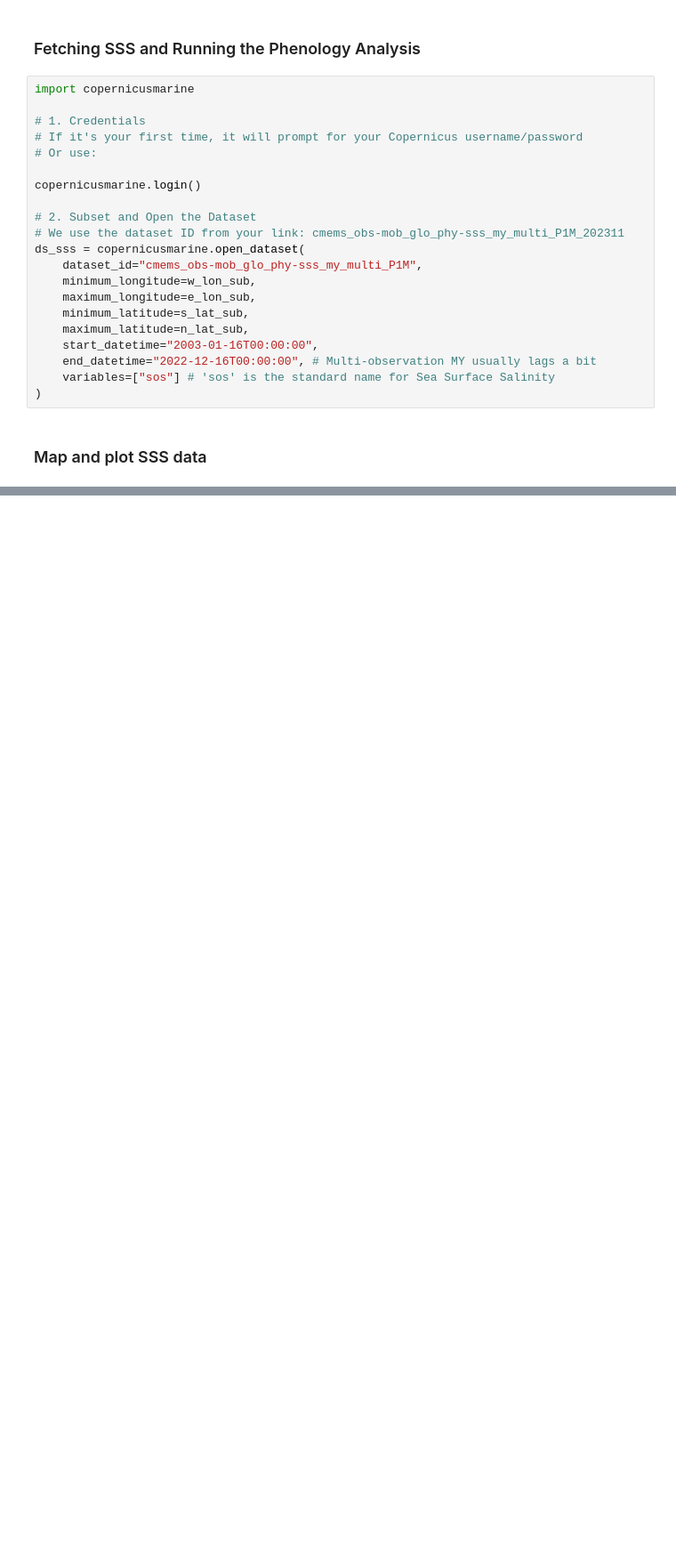
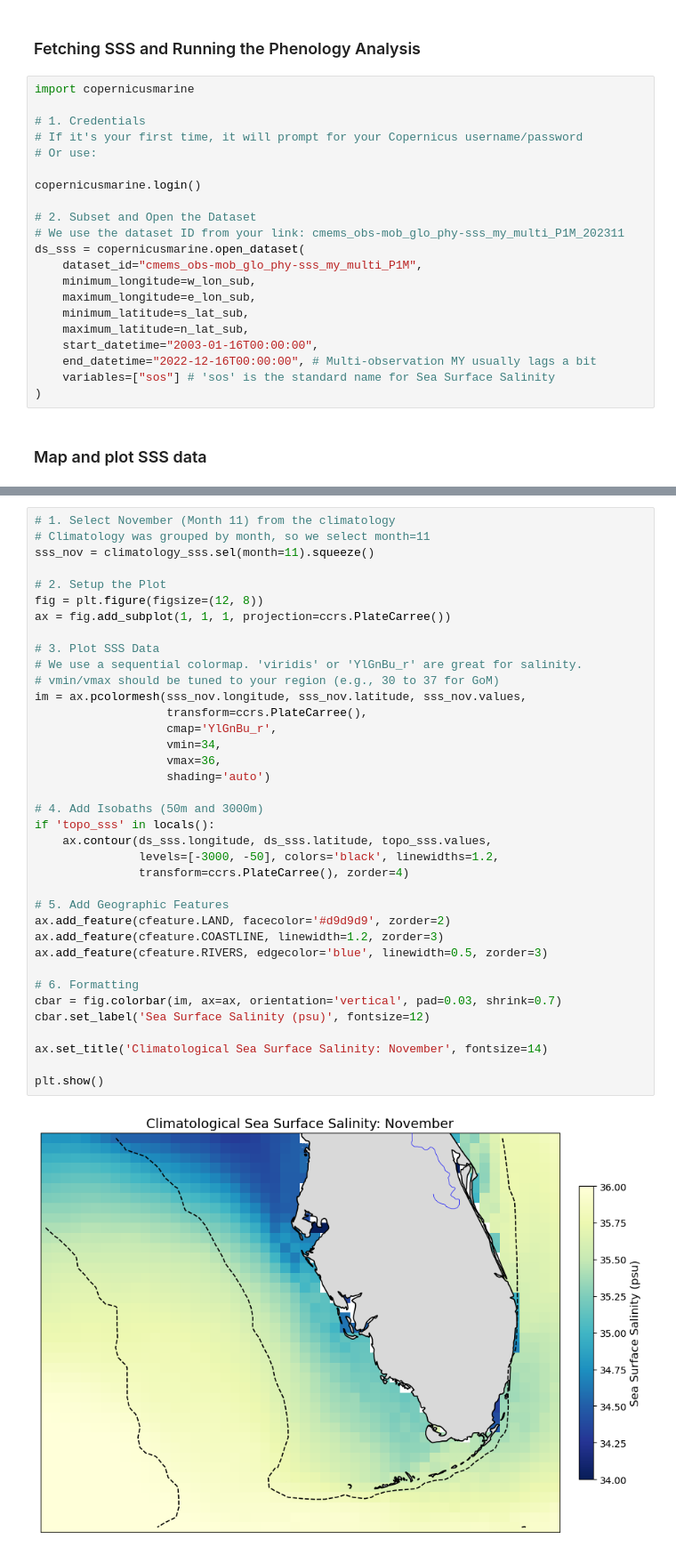
Before and after one commit to eqmh/plankton_imaging, a Jupyter notebook: satellite_data/chla_minmax-1.ipynb, the cells around one changed output, grey strips where cells are left out. Shown at 89% size. Drawn from its saved outputs; the diff is of its cells as text; blank space fills up the shorter version.

```diff
--- a/satellite_data/chla_minmax-1.ipynb
+++ b/satellite_data/chla_minmax-1.ipynb
@@ -446,0 +449,39 @@ plt.show()
+# %%
+# 1. Select November (Month 11) from the climatology
+# Climatology was grouped by month, so we select month=11
+sss_nov = climatology_sss.sel(month=11).squeeze()
+
+# 2. Setup the Plot
+fig = plt.figure(figsize=(12, 8))
+ax = fig.add_subplot(1, 1, 1, projection=ccrs.PlateCarree())
+
+# 3. Plot SSS Data
+# We use a sequential colormap. 'viridis' or 'YlGnBu_r' are great for salinity.
+# vmin/vmax should be tuned to your region (e.g., 30 to 37 for GoM)
+im = ax.pcolormesh(sss_nov.longitude, sss_nov.latitude, sss_nov.values,
+                   transform=ccrs.PlateCarree(),
+                   cmap='YlGnBu_r',
+                   vmin=34,
+                   vmax=36,
+                   shading='auto')
+
+# 4. Add Isobaths (50m and 3000m)
+if 'topo_sss' in locals():
+    ax.contour(ds_sss.longitude, ds_sss.latitude, topo_sss.values,
+               levels=[-3000, -50], colors='black', linewidths=1.2,
+               transform=ccrs.PlateCarree(), zorder=4)
+
+# 5. Add Geographic Features
+ax.add_feature(cfeature.LAND, facecolor='#d9d9d9', zorder=2)
+ax.add_feature(cfeature.COASTLINE, linewidth=1.2, zorder=3)
+ax.add_feature(cfeature.RIVERS, edgecolor='blue', linewidth=0.5, zorder=3)
+
+# 6. Formatting
+cbar = fig.colorbar(im, ax=ax, orientation='vertical', pad=0.03, shrink=0.7)
+cbar.set_label('Sea Surface Salinity (psu)', fontsize=12)
+
+ax.set_title('Climatological Sea Surface Salinity: November', fontsize=14)
+
+plt.show()
+# %% [output]
+[figure, added]
```
Also changed, not shown: parts of 3 cells of this notebook.
